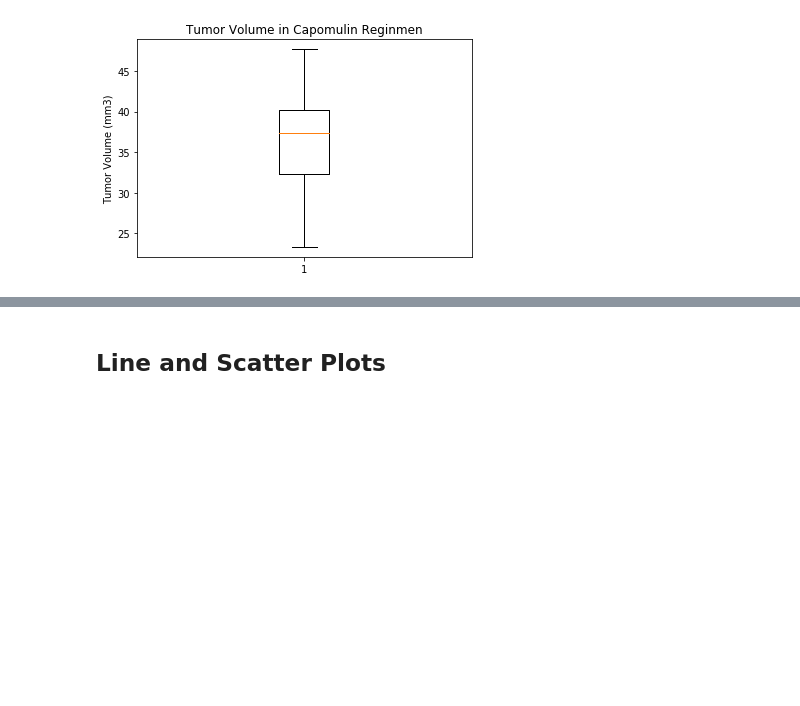
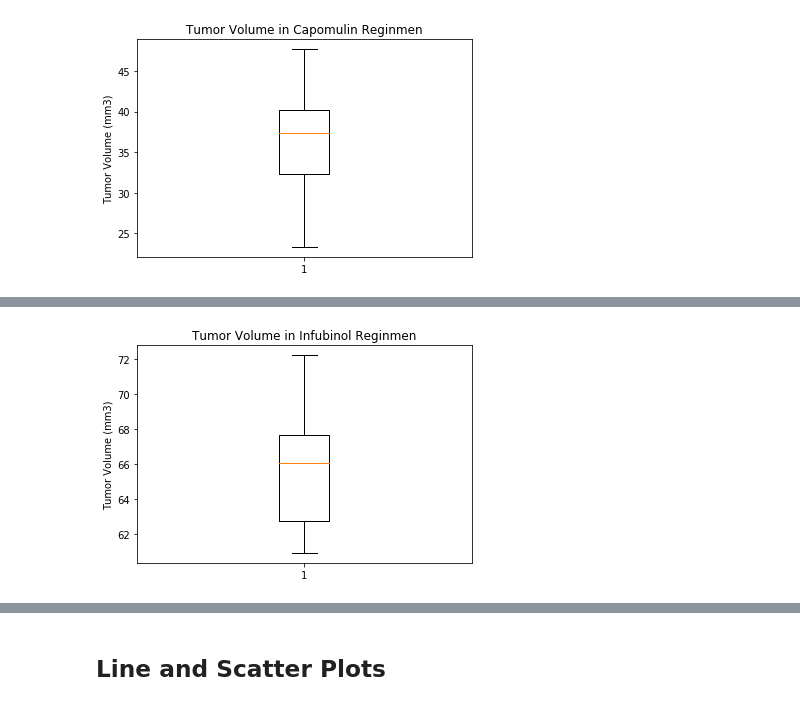
Before and after one commit to TDuong90/Coding_Challenges, a Jupyter notebook: matplotlib-challenge/Pymaceuticals/pymaceuticals_starter.ipynb, the cells around one changed output, grey strips where cells are left out. Drawn from its saved outputs; the diff is of its cells as text; code cells hidden in the pictures; blank space fills up the shorter version.

```diff
--- a/matplotlib-challenge/Pymaceuticals/pymaceuticals_starter.ipynb
+++ b/matplotlib-challenge/Pymaceuticals/pymaceuticals_starter.ipynb
@@ -299,0 +373,3 @@ plt.show()
+# %%
+infubinol = max_df[max_df['Drug Regimen'].isin(['Infubinol'])]
+infubinol.reset_index()
@@ -299,0 +387,4 @@ plt.show()
+# %%
+infubinol_list = infubinol.sort_values(["Tumor Volume (mm3)"], ascending=True).reset_index()
+infubinol_list = infubinol_list["Tumor Volume (mm3)"]
+infubinol_list
@@ -299,0 +417,8 @@ plt.show()
+# %%
+fig1, ax1 = plt.subplots()
+ax1.set_title("Tumor Volume in Infubinol Reginmen")
+ax1.set_ylabel("Tumor Volume (mm3)")
+ax1.boxplot(infubinol_list)
+plt.show()
+# %% [output]
+[figure, added]
```
Also changed, not shown: parts of 11 cells of this notebook.
